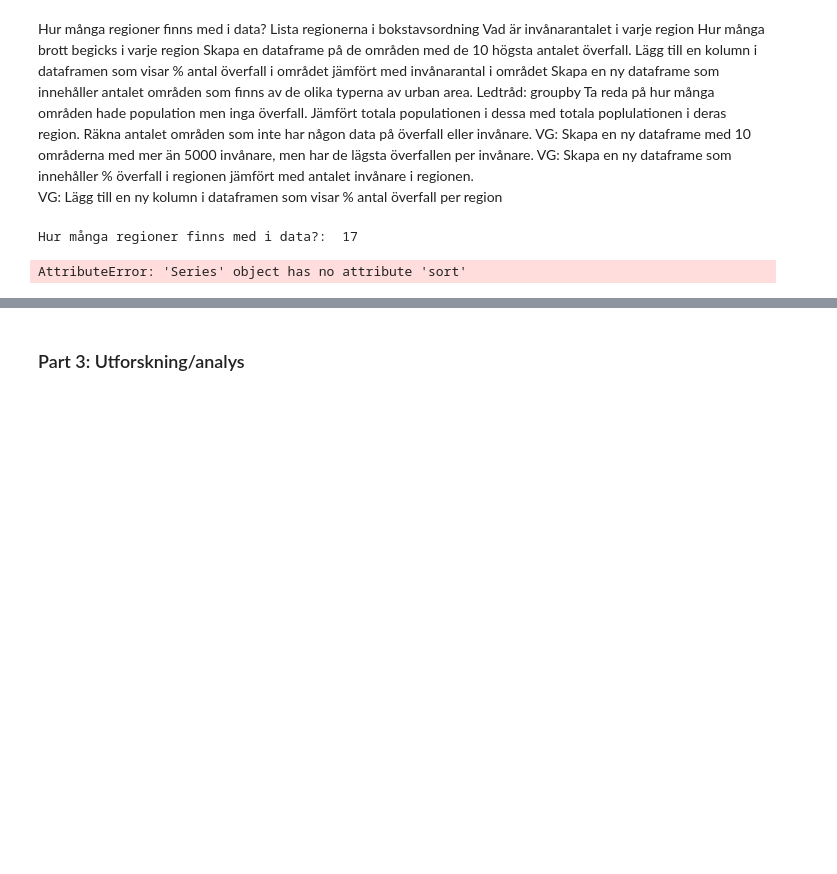
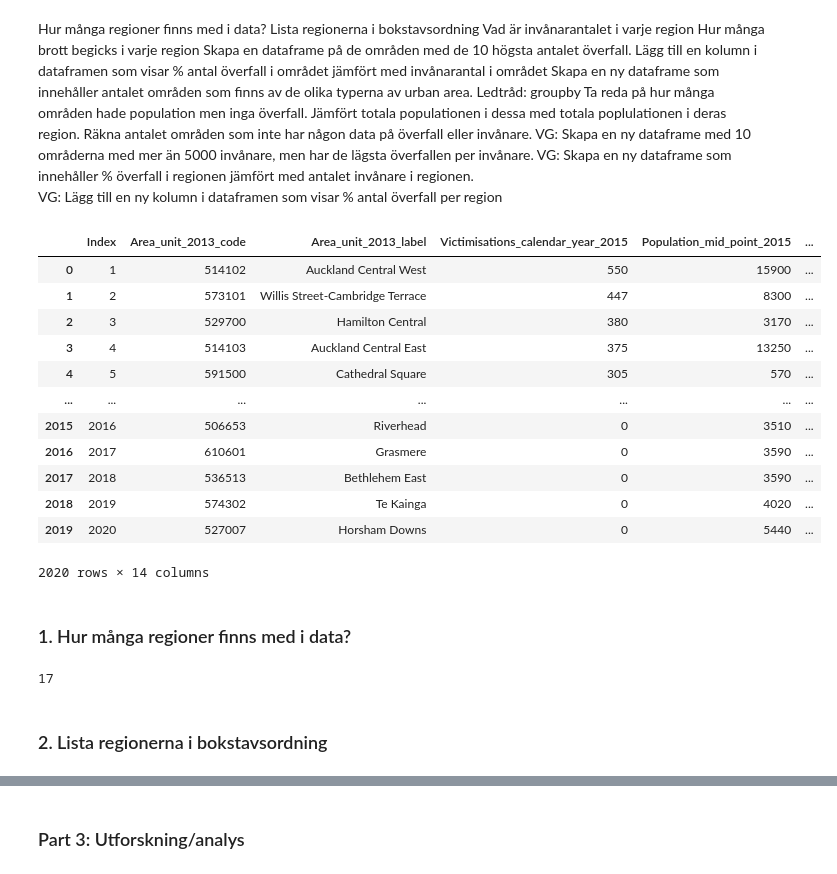
Before and after one commit to tfr10sj1/Kurs2_AI, a Jupyter notebook: Inlamningsuppgift_2_Sam_Jabbar.ipynb, the cells around one changed output, grey strips where cells are left out. Saved outputs shown, nothing was run; the diff lists cells and outputs as text; code cells hidden in the pictures; blank space fills up the shorter version.

```diff
--- a/Inlamningsuppgift_2_Sam_Jabbar.ipynb
+++ b/Inlamningsuppgift_2_Sam_Jabbar.ipynb
@@ -140,12 +140,28 @@ Räkna antalet områden som inte har någon data på överfall eller invånare.
 VG: Skapa en ny dataframe med 10  områderna med mer än 5000 invånare, men har de lägsta överfallen per invånare.
 VG: Skapa en ny dataframe som innehåller % överfall i regionen jämfört med antalet invånare i regionen.
 VG: Lägg till en ny kolumn i dataframen som visar % antal överfall per region
-# %%
-assults = pd.read_csv('assults.csv')
-print("Hur många regioner finns med i data?: ",len(assults.drop_duplicates('Region_2013_label')))
-x = assults.drop_duplicates('Region_2013_label')
-s = x['Region_2013_label']
-s.sort()
-# %% [output]
-Hur många regioner finns med i data?:  17
-AttributeError: 'Series' object has no attribute 'sort'
+# %%
+assults = pd.read_csv('assults.csv')
+assults
+# %% [output]
+|  | Index | Area_unit_2013_code | Area_unit_2013_label | Victimisations_calendar_year_2015 | Population_mid_point_2015 | ... |
+| 0 | 1 | 514102 | Auckland Central West | 550 | 15900 | ... |
+| 1 | 2 | 573101 | Willis Street-Cambridge Terrace | 447 | 8300 | ... |
+| 2 | 3 | 529700 | Hamilton Central | 380 | 3170 | ... |
+| 3 | 4 | 514103 | Auckland Central East | 375 | 13250 | ... |
+| 4 | 5 | 591500 | Cathedral Square | 305 | 570 | ... |
+| ... | ... | ... | ... | ... | ... | ... |
+| 2015 | 2016 | 506653 | Riverhead | 0 | 3510 | ... |
+| 2016 | 2017 | 610601 | Grasmere | 0 | 3590 | ... |
+| 2017 | 2018 | 536513 | Bethlehem East | 0 | 3590 | ... |
+| 2018 | 2019 | 574302 | Te Kainga | 0 | 4020 | ... |
+| 2019 | 2020 | 527007 | Horsham Downs | 0 | 5440 | ... |
+2020 rows × 14 columns
+# %% [markdown]
+### 1. Hur många regioner finns med i data?
+# %%
+print(len(assults.drop_duplicates('Region_2013_label')))
+# %% [output]
+17
+# %% [markdown]
+### 2. Lista regionerna i bokstavsordning
```
Also changed, not shown: parts of 15 cells of this notebook.
